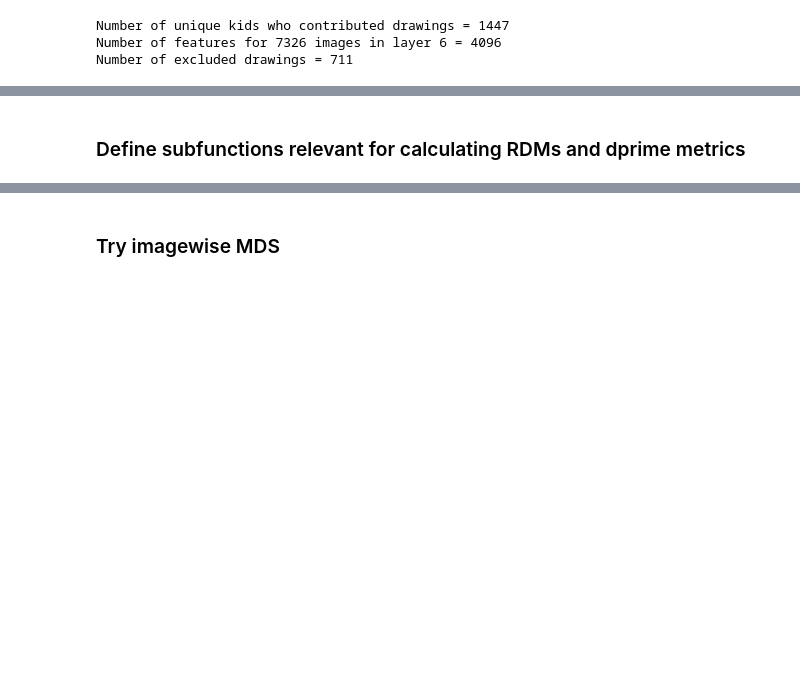
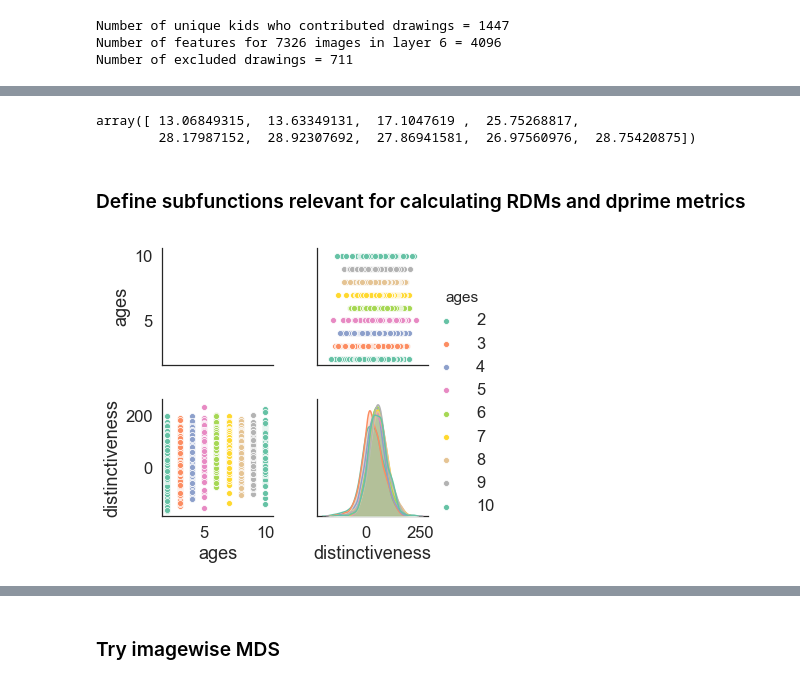
Before and after one commit to brialorelle/kiddraw, a Jupyter notebook: analysis/museumstation/main/analyze_features_museumstation_local_srcd_followups.ipynb, the cells around one changed output, grey strips where cells are left out. Cells and saved outputs as stored; diff of their text form; code cells hidden in the pictures; blank space fills up the shorter version.

Commit message:
new exploratory analyses on musemstation data

```diff
--- a/analysis/museumstation/main/analyze_features_museumstation_local_srcd_followups.ipynb
+++ b/analysis/museumstation/main/analyze_features_museumstation_local_srcd_followups.ipynb
@@ -200,0 +195,8 @@ for age in range(2,11):
+# %%
+from sklearn import datasets
+iris = datasets.load_iris()
+from sklearn.naive_bayes import GaussianNB
+gnb = GaussianNB()
+# y_pred = gnb.fit(iris.data, iris.target).predict(iris.data)
+# print("Number of mislabeled points out of a total %d points : %d"
+#       % (iris.data.shape[0],(iris.target != y_pred).sum()))
@@ -200,0 +211,6 @@ for age in range(2,11):
+# %%
+class_labels=KM['label'].values
+kid_features=KF
+y_pred_2 = gnb.fit(kid_features, class_labels).predict(kid_features)
+print("Number of mislabeled points out of a total %d points : %d"
+      % (np.shape(KF)[0],(class_labels != y_pred_2).sum()))
@@ -201,2 +309,32 @@ for age in range(2,11):
+# %%
+np.mean(pc_age,1)
+# %% [output]
+array([ 13.06849315,  13.63349131,  17.1047619 ,  25.75268817,
+        28.17987152,  28.92307692,  27.86941581,  26.97560976,  28.75420875])
 # %% [markdown]
 ### Define subfunctions relevant for calculating RDMs and dprime metrics
+# %%
+class_means = get_class_mean_vectors(KF,KM,ordered_objs)
+# %%
+distinctiveness = []
+ages = []
+class_labels=[]
+for ci, class_label in enumerate(ordered_objs):
+    this_dist = get_image_distinctiveess(KF,KM,class_label,ordered_objs,class_means)
+    ind = KM.index[KM['label'] == class_label]
+    KM_subset =  KM.loc[ind]
+    KF_subset =  KF[ind.tolist()]
+    age_subset = KM_subset['age'].values
+    labels_subset = KM_subset['label'].values
+    class_labels.extend(labels_subset)
+    ages.extend(age_subset)
+    distinctiveness.extend(this_dist)
+# %%
+## make into data frame
+# distinctiveness = pd.to_numeric(distinctiveness)
+data = [ages, distinctiveness, class_labels]
+df = pd.DataFrame(data)
+df = df.transpose()
+df.columns=['ages','distinctiveness','class_labels']
+# %% [output]
+[figure, added]
```
Also changed, not shown: parts of 30 cells of this notebook.
